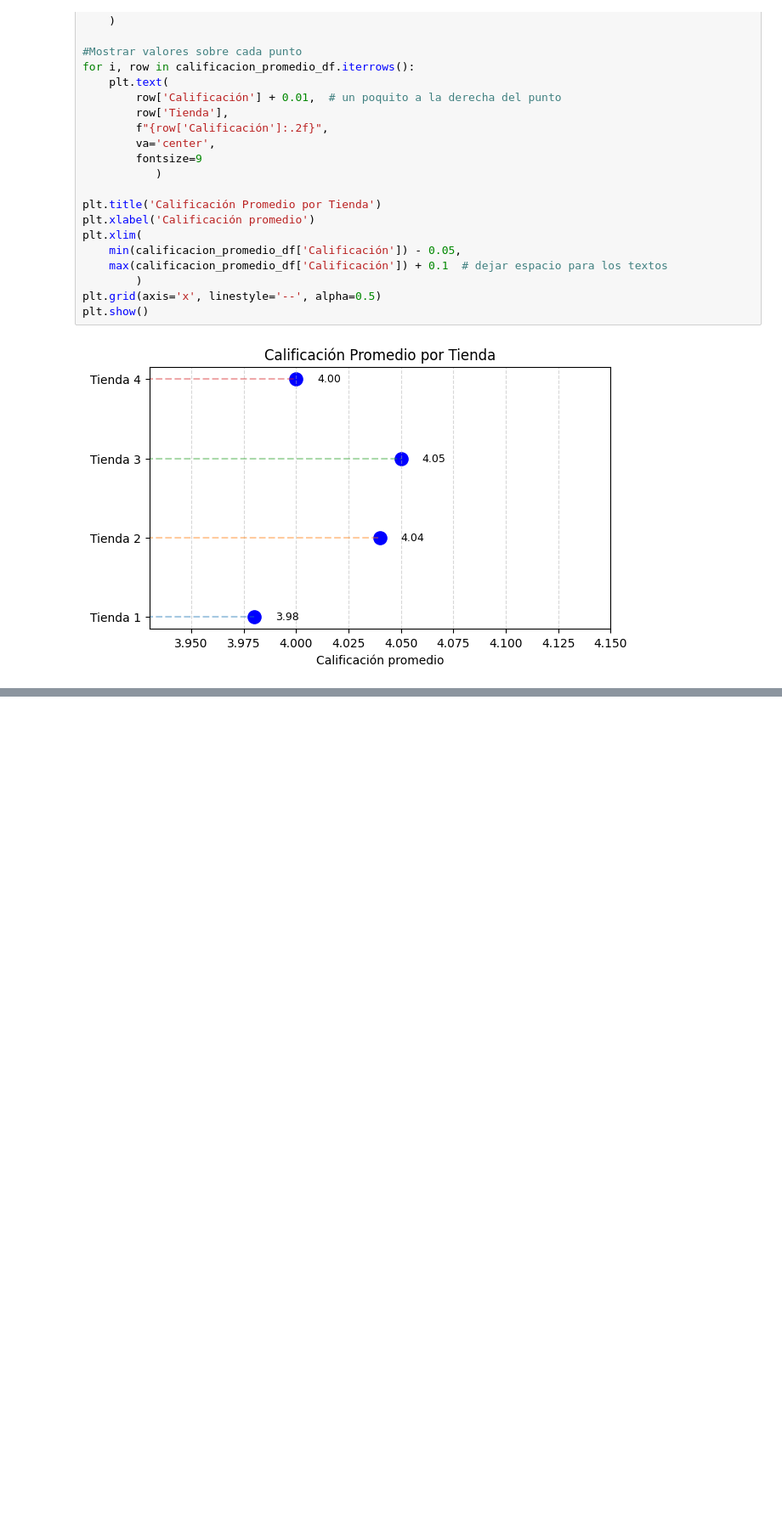
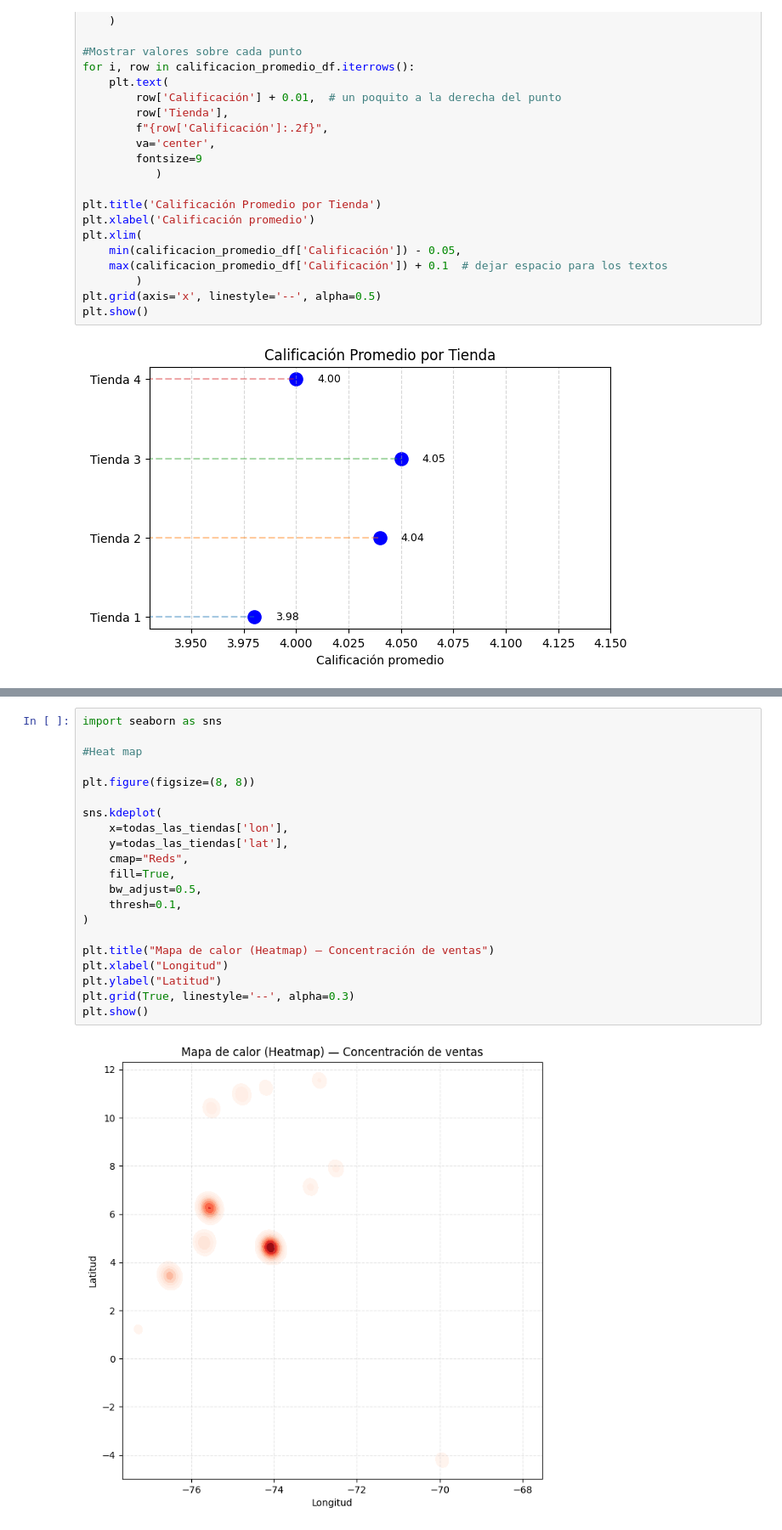
Before and after one commit to DiegoFau/Alura_store_latam, a Jupyter notebook: AluraStoreLatam.ipynb, the cells around one changed output, grey strips where cells are left out. Shown: that part at 85% size. Drawn from its saved outputs; the diff is of its cells as text; blank space fills up the shorter version.

```diff
--- a/AluraStoreLatam.ipynb
+++ b/AluraStoreLatam.ipynb
@@ -358,0 +375,23 @@ plt.show()
+# %%
+import seaborn as sns
+
+#Heat map
+
+plt.figure(figsize=(8, 8))
+
+sns.kdeplot(
+    x=todas_las_tiendas['lon'],
+    y=todas_las_tiendas['lat'],
+    cmap="Reds",
+    fill=True,
+    bw_adjust=0.5,
+    thresh=0.1,
+)
+
+plt.title("Mapa de calor (Heatmap) — Concentración de ventas")
+plt.xlabel("Longitud")
+plt.ylabel("Latitud")
+plt.grid(True, linestyle='--', alpha=0.3)
+plt.show()
+# %% [output]
+[figure, added]
```
Also changed, not shown: parts of 7 cells of this notebook.
